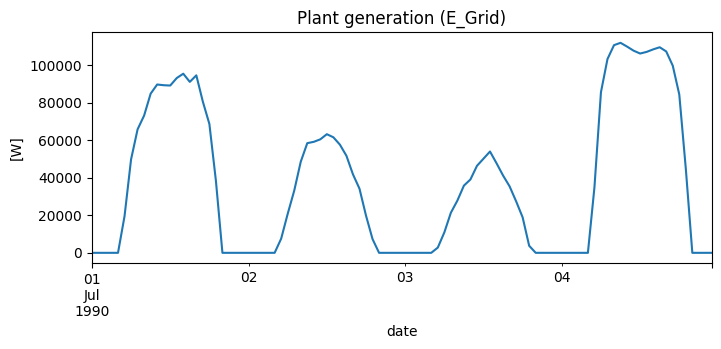
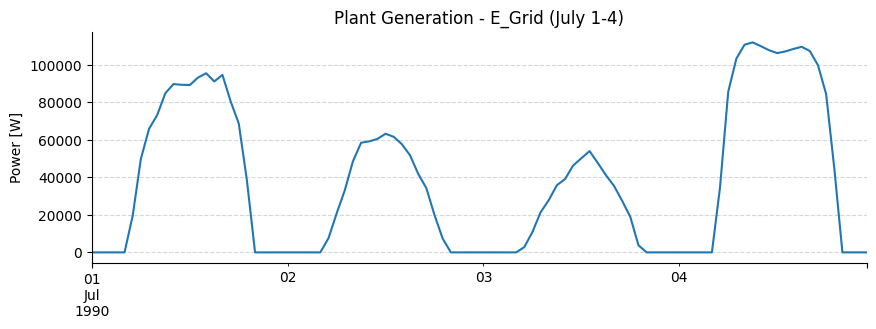
The notebook cell's code change between the first figure and the second:
--- before
+++ after
@@ -1,4 +1,9 @@
-df_pvsyst.loc["1990-07-01":"1990-07-04", "E_Grid"].plot(
-    figsize=(8, 3),
-    title="Plant generation (E_Grid)",
-    ylabel="[W]");
+ax = df_pvsyst.loc["1990-07-01":"1990-07-04", "E_Grid"].plot(
+    figsize=(10, 3),
+    title="Plant Generation - E_Grid (July 1-4)",
+    ylabel="Power [W]",
+    xlabel="",
+    linewidth=1.5,
+)
+ax.grid(True, linestyle="--", alpha=0.5)
+ax.spines[["top", "right"]].set_visible(False);

Commit: Bump to version 0.3.0 with notebook and AGENTS.md cleanup (#23)